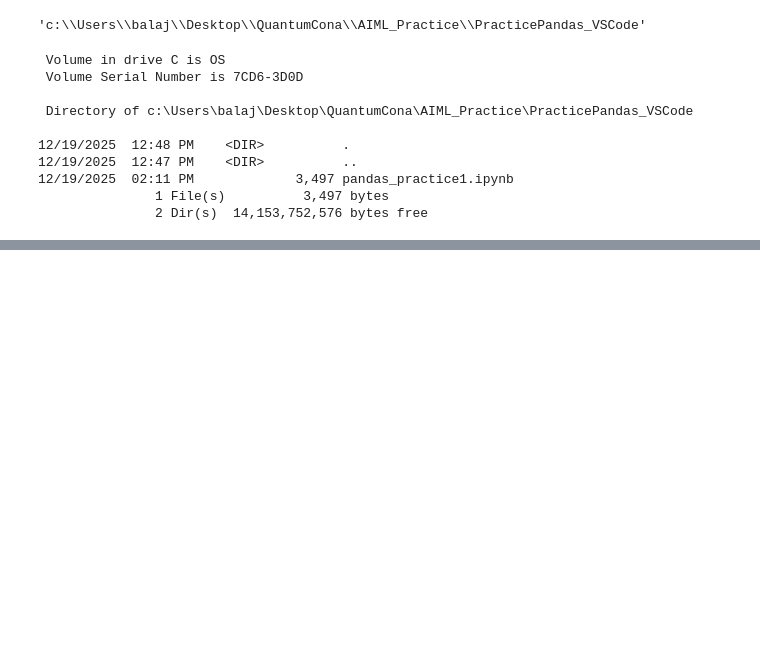
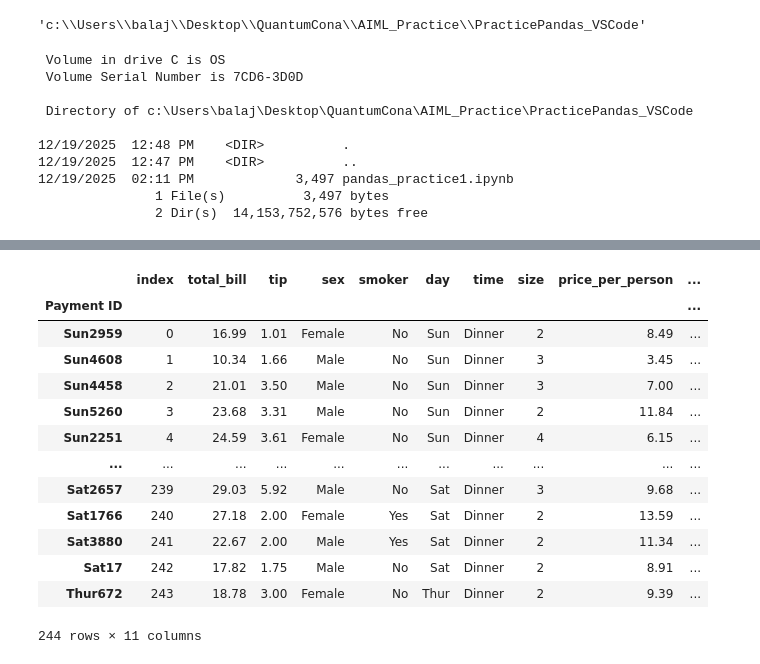
Before and after one commit to balaji-qc/AIML_Practice, a Jupyter notebook: PracticePandas_VSCode/pandas_practice1.ipynb, the cells around one changed output, grey strips where cells are left out. Cells and saved outputs as stored; diff of their text form; code cells hidden in the pictures; blank space fills up the shorter version.

Commit message:
Dataframes and Conditional Filtering

```diff
--- a/PracticePandas_VSCode/pandas_practice1.ipynb
+++ b/PracticePandas_VSCode/pandas_practice1.ipynb
@@ -59,0 +173,3 @@ ls
+# %%
+#Creating a New Column
+df['tip_percentage']=100*df['tip']/df['total_bill']
@@ -59,0 +185,2 @@ ls
+# %%
+df['price_per_person'] = df['total_bill'] / df['size']
@@ -59,0 +201,3 @@ ls
+# %%
+#To round off after decimal
+df['price_per_person']=np.round(df['price_per_person'],1)
@@ -59,0 +213,3 @@ ls
+# %%
+#Removing Columns
+df=df.drop('tip_percentage',axis=1)
@@ -59,0 +225,17 @@ ls
+# %%
+df.set_index('Payment ID')      #Setting Payment ID as Index
+# %% [output]
+|  | index | total_bill | tip | sex | smoker | day | time | size | price_per_person | ... |
+| Payment ID |  |  |  |  |  |  |  |  |  | ... |
+| Sun2959 | 0 | 16.99 | 1.01 | Female | No | Sun | Dinner | 2 | 8.49 | ... |
+| Sun4608 | 1 | 10.34 | 1.66 | Male | No | Sun | Dinner | 3 | 3.45 | ... |
+| Sun4458 | 2 | 21.01 | 3.50 | Male | No | Sun | Dinner | 3 | 7.00 | ... |
+| Sun5260 | 3 | 23.68 | 3.31 | Male | No | Sun | Dinner | 2 | 11.84 | ... |
+| Sun2251 | 4 | 24.59 | 3.61 | Female | No | Sun | Dinner | 4 | 6.15 | ... |
+| ... | ... | ... | ... | ... | ... | ... | ... | ... | ... | ... |
+| Sat2657 | 239 | 29.03 | 5.92 | Male | No | Sat | Dinner | 3 | 9.68 | ... |
+| Sat1766 | 240 | 27.18 | 2.00 | Female | Yes | Sat | Dinner | 2 | 13.59 | ... |
+| Sat3880 | 241 | 22.67 | 2.00 | Male | Yes | Sat | Dinner | 2 | 11.34 | ... |
+| Sat17 | 242 | 17.82 | 1.75 | Male | No | Sat | Dinner | 2 | 8.91 | ... |
+| Thur672 | 243 | 18.78 | 3.00 | Female | No | Thur | Dinner | 2 | 9.39 | ... |
+244 rows × 11 columns
```
Also changed, not shown: parts of 35 cells of this notebook, 2 other files.
